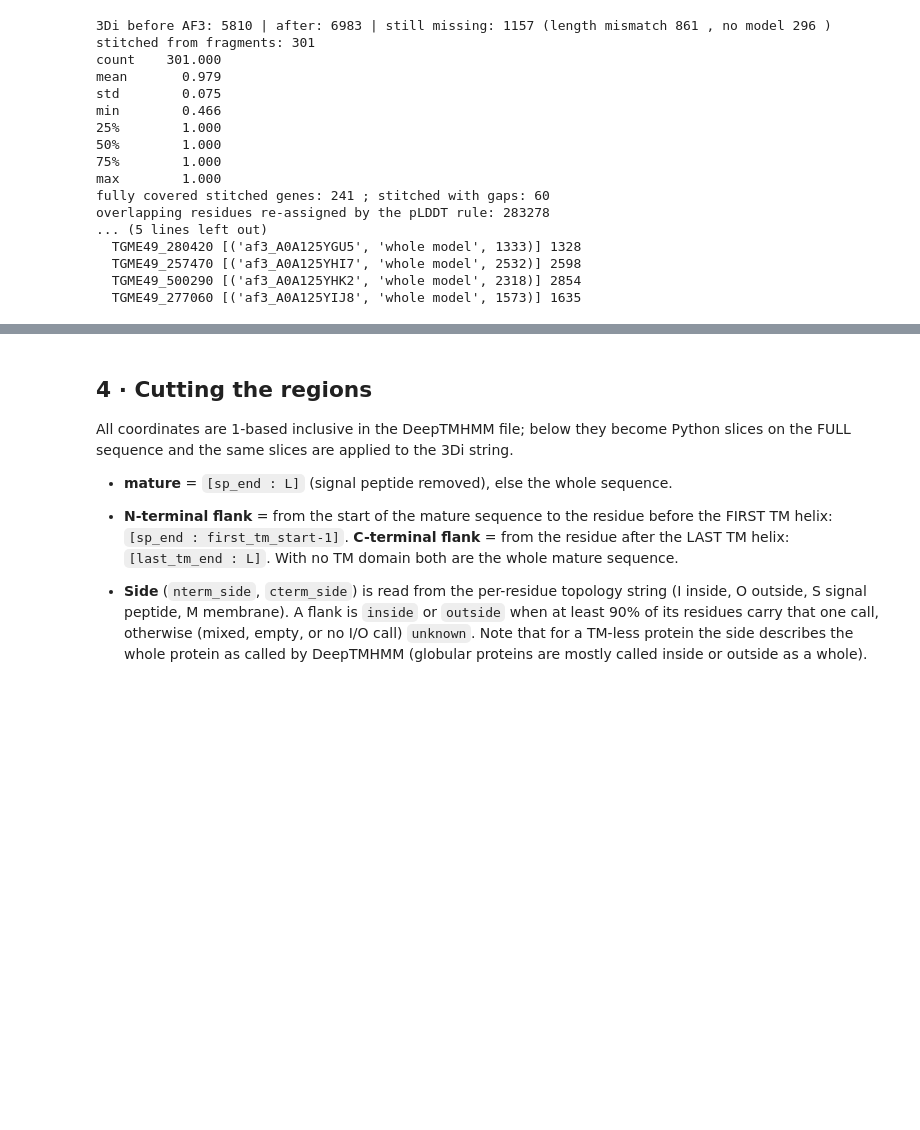
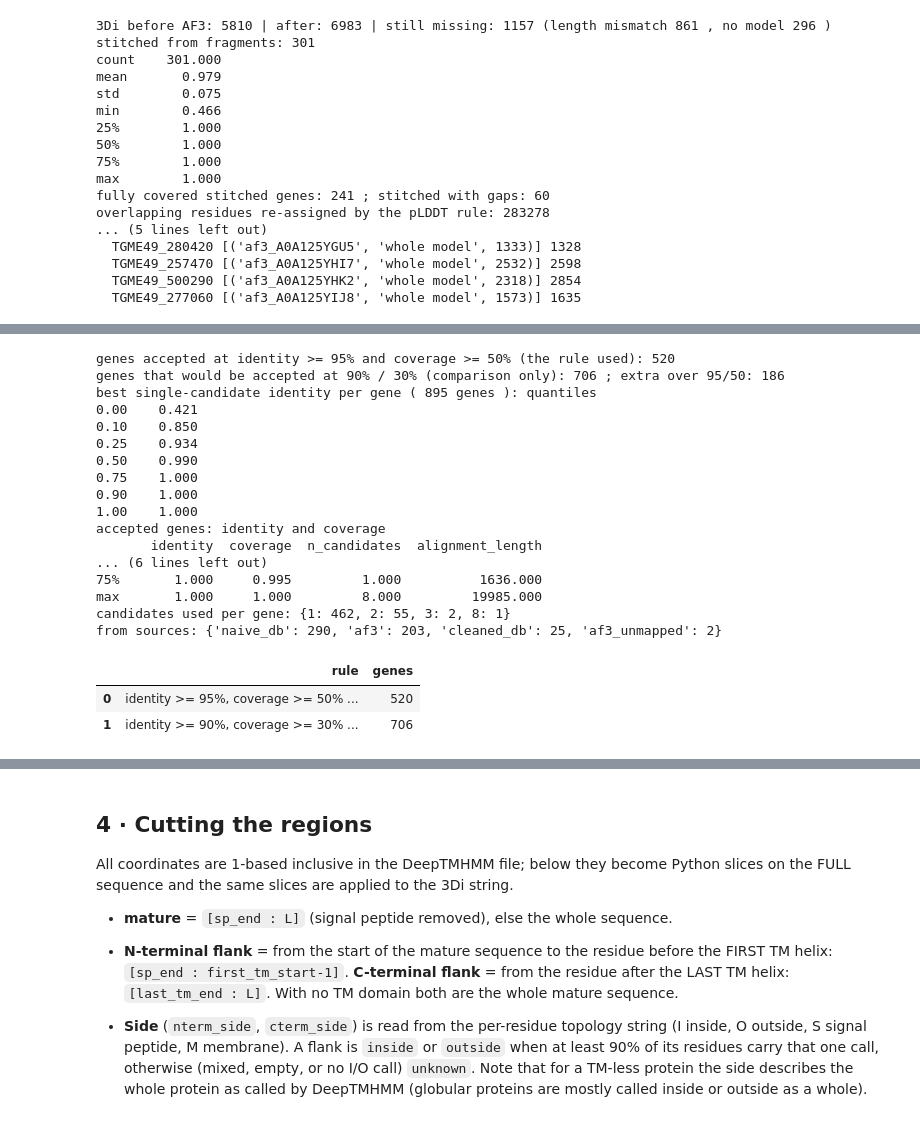
Before and after one commit to EinarOlafsson/parascape, a Jupyter notebook: notebooks/sequence_traits_2026_11_04.ipynb, the cells around one changed output, grey strips where cells are left out. Cells and saved outputs as stored; diff of their text form; code cells hidden in the pictures; blank space fills up the shorter version.

```diff
--- a/notebooks/sequence_traits_2026_11_04.ipynb
+++ b/notebooks/sequence_traits_2026_11_04.ipynb
@@ -292,0 +499,61 @@ overlapping residues re-assigned by the pLDDT rule: 283278
+# %%
+# ---- merge the candidates of each gene and apply the acceptance rule
+def merge(g, min_id):
+    """Fill a full-length 3Di string from every candidate with identity >= min_id; higher identity first, no overwriting."""
+    L = len(nodes.sequence[g]); arr = ['X'] * L; used = []
+    sub = A[(A.gene_id == g) & (A.identity >= min_id)].sort_values(['identity', 'aligned_residues'], ascending=False)
+    ident_sum = cols_sum = 0
+    for r in sub.itertuples():
+        pi, pj, ss_ = aln[(g, r.candidate)]
+        new = 0
+        for i, j in zip(pi, pj):
+            if arr[j] == 'X': arr[j] = ss_[i]; new += 1
+        if new:
+            used.append(r.candidate); ident_sum += r.identical; cols_sum += r.aln_columns
+    s = ''.join(arr)
+    return s, (1 - s.count('X') / L), used, (ident_sum / cols_sum if cols_sum else 0.0)
+res = {}
+for rule, (mi, mc) in {'95/50': (0.95, 0.50), '90/30': (0.90, 0.30)}.items():
+    ok = {}
+    for g in A.gene_id.unique():
+        s, cov, used, idn = merge(g, mi)
+        if used and cov >= mc: ok[g] = (s, cov, used, idn)
+    res[rule] = ok
+print('genes accepted at identity >= 95% and coverage >= 50% (the rule used):', len(res['95/50']))
+print('genes that would be accepted at 90% / 30% (comparison only):', len(res['90/30']), '; extra over 95/50:', len(set(res['90/30']) - set(res['95/50'])))
+best = A.groupby('gene_id').agg(best_identity=('identity', 'max'), best_candidate_coverage=('coverage', 'max'))
+print('best single-candidate identity per gene (', len(best), 'genes ): quantiles')
+print(best.best_identity.quantile([0, .1, .25, .5, .75, .9, 1]).round(3).to_string())
+acc = res['95/50']
+aligned_ok = set(acc)
+al_tab = pd.DataFrame([dict(gene_id=g, identity=round(v[3], 4), coverage=round(v[1], 4), n_candidates=len(v[2]), candidates=','.join(v[2]))
+                       for g, v in acc.items()]).set_index('gene_id')
+al_tab['alignment_length'] = [int(A[(A.gene_id == g) & A.candidate.isin(acc[g][2])].aln_columns.sum()) for g in al_tab.index]
+al_tab.to_csv(OUT / 'tdi_aligned_genes.tsv', sep='\t')
+print('accepted genes: identity and coverage'); print(al_tab[['identity', 'coverage', 'n_candidates', 'alignment_length']].describe().round(3).to_string())
+print('candidates used per gene:', al_tab.n_candidates.value_counts().sort_index().to_dict())
+print('from sources:', pd.Series([A[(A.gene_id == g) & (A.candidate == v[2][0])].kind.iloc[0] for g, v in acc.items()]).value_counts().to_dict())
+cmp = pd.DataFrame({'rule': ['identity >= 95%, coverage >= 50% (accepted)', 'identity >= 90%, coverage >= 30% (comparison)'],
+                    'genes': [len(res['95/50']), len(res['90/30'])]})
+cmp
+# %% [output]
+genes accepted at identity >= 95% and coverage >= 50% (the rule used): 520
+genes that would be accepted at 90% / 30% (comparison only): 706 ; extra over 95/50: 186
+best single-candidate identity per gene ( 895 genes ): quantiles
+0.00    0.421
+0.10    0.850
+0.25    0.934
+0.50    0.990
+0.75    1.000
+0.90    1.000
+1.00    1.000
+accepted genes: identity and coverage
+       identity  coverage  n_candidates  alignment_length
+... (6 lines left out)
+75%       1.000     0.995         1.000          1636.000
+max       1.000     1.000         8.000         19985.000
+candidates used per gene: {1: 462, 2: 55, 3: 2, 8: 1}
+from sources: {'naive_db': 290, 'af3': 203, 'cleaned_db': 25, 'af3_unmapped': 2}
+|  | rule | genes |
+| 0 | identity >= 95%, coverage >= 50% ... | 520 |
+| 1 | identity >= 90%, coverage >= 30% ... | 706 |
```
Also changed, not shown: parts of 13 cells of this notebook, 8 other files.
